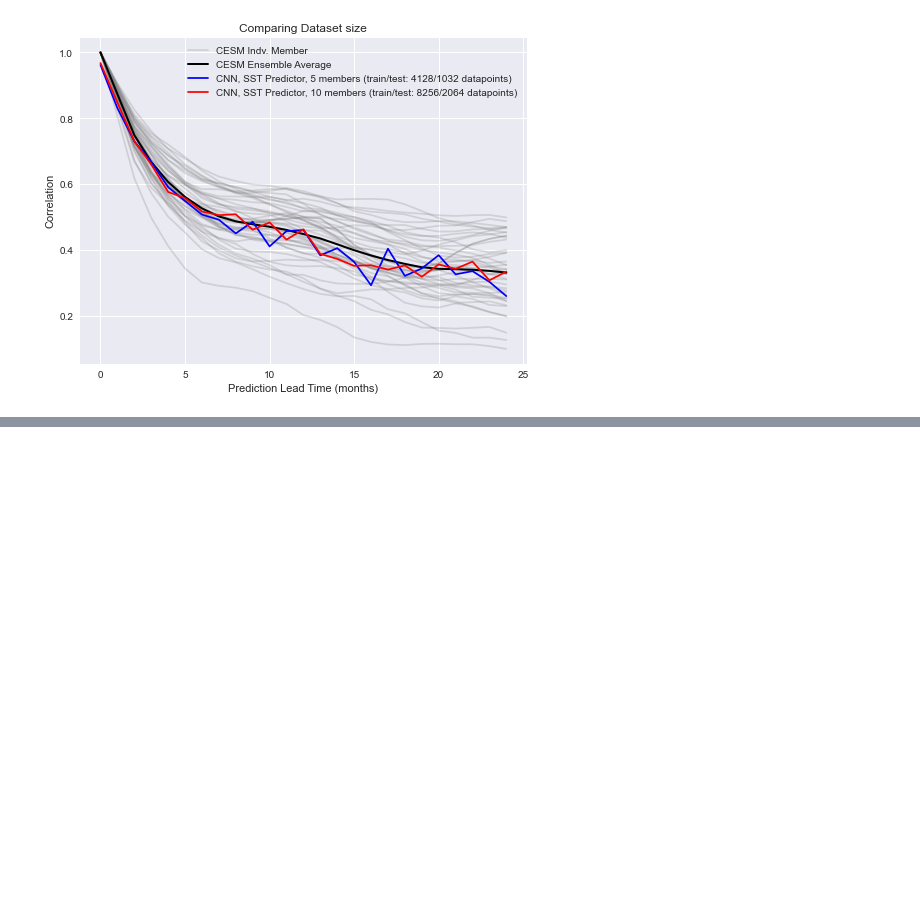
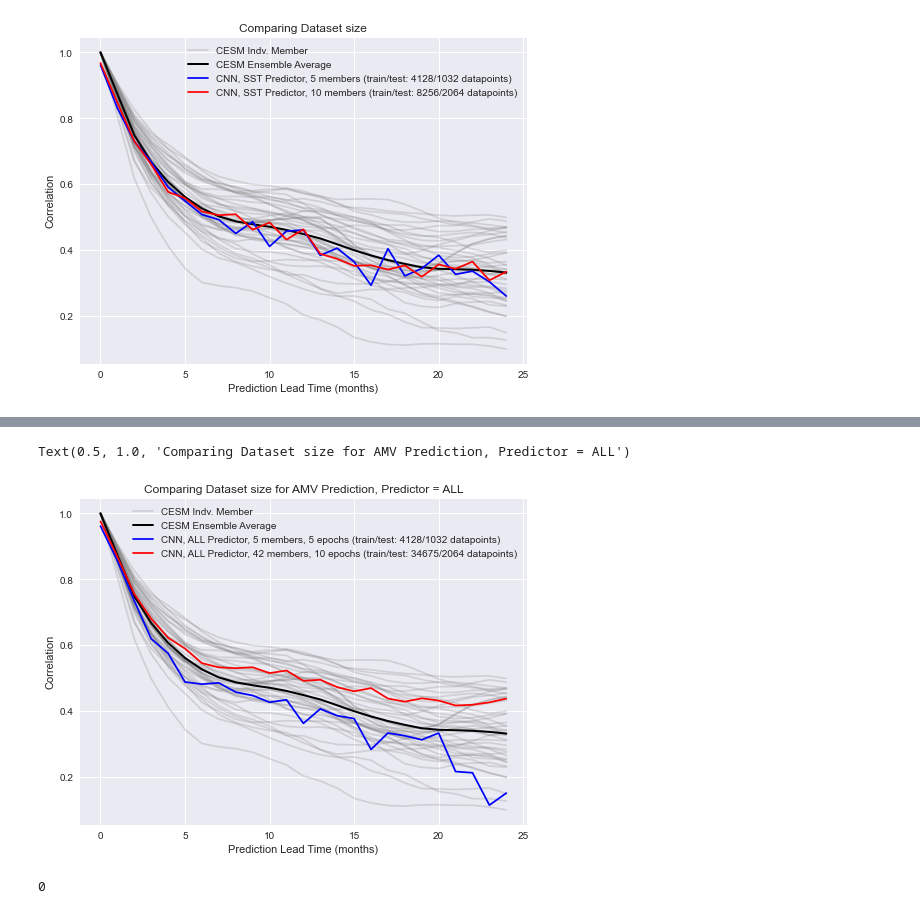
Before and after one commit to glennliu265/predict_amv, a Jupyter notebook: Analysis/plot_SST_prediction_bylead.ipynb, the cells around one changed output, grey strips where cells are left out. Drawn from its saved outputs; the diff is of its cells as text; code cells hidden in the pictures; blank space fills up the shorter version.

Commit message:
Added plot to compare results experiment with all data
Added plot to compare results for train/test on all 42 members and 10 epochs rather than just 5 epochs.

```diff
--- a/Analysis/plot_SST_prediction_bylead.ipynb
+++ b/Analysis/plot_SST_prediction_bylead.ipynb
@@ -161,0 +159,38 @@ Text(0.5, 1.0, 'Comparing Dataset size')
+# %%
+# Compare the result for training for full dataset
+vname = 'ALL'
+vn = varnames.index(vname)
+
+
+
+result10 = np.load("%s/1_layer_CNN_All_Data/leadtime_testing_%s_epochs10_nens42.npz"%(datpath,vname))
+train_loss10 = result10['arr_0'].copy()
+test_loss10 = result10['arr_1'].copy()
+test_corr10 = result10['arr_2'].copy()
+train_corr10 = result10['arr_3'].copy()
+
+# Plot for testing set
+fig,ax = plt.subplots(1,1,sharey=True,figsize=(8,6))
+plt.style.use('seaborn-bright')
+for ien in range(42): # Plot CESM Reults
+    ax.plot(sst_auto[ien,:], color='gray', alpha=0.25,label="")
+ax.plot(sst_auto[ien,:],color='gray',alpha=0.25,label="CESM Indv. Member")
+ax.plot(np.mean(sst_auto,axis=0),color='k',linewidth=2,label="CESM Ensemble Average")
+
+ax.plot(test_corr[vn,:],label="CNN, %s Predictor, 5 members, 5 epochs (train/test: %i/%i datapoints)"%(vname,np.fix(1032*5*.8),np.fix(1032*5*.2)),color='b')
+ax.plot(test_corr10[:],label="CNN, %s Predictor, 42 members, 10 epochs (train/test: %i/%i datapoints)"%(vname,np.fix(1032*42*.8),np.fix(1032*10*.2)),color='r')
+
+ax.legend()
+
+ax.set_xlabel("Prediction Lead Time (months)")
+ax.set_ylabel("Correlation")
+ax.set_title("Comparing Dataset size for AMV Prediction, Predictor = %s"% (vname))
+# %% [output]
+Text(0.5, 1.0, 'Comparing Dataset size for AMV Prediction, Predictor = ALL')
+[figure, added]
+# %%
+vname = 'SST'
+vn = varnames.index(vname)
+vn
+# %% [output]
+0
```
Also changed, not shown: parts of 1 cell of this notebook.
